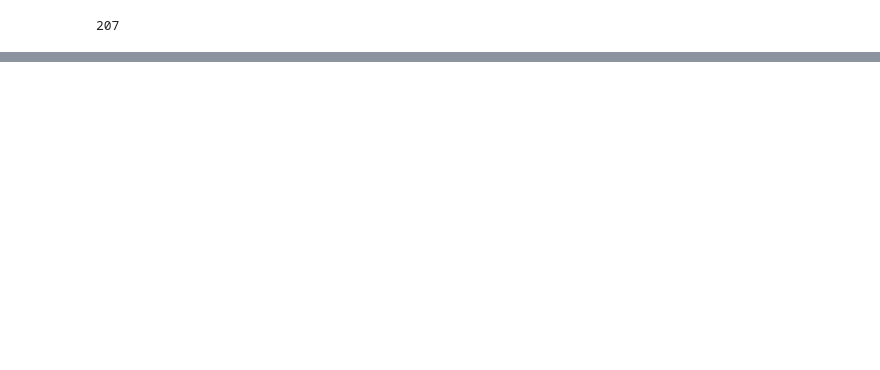
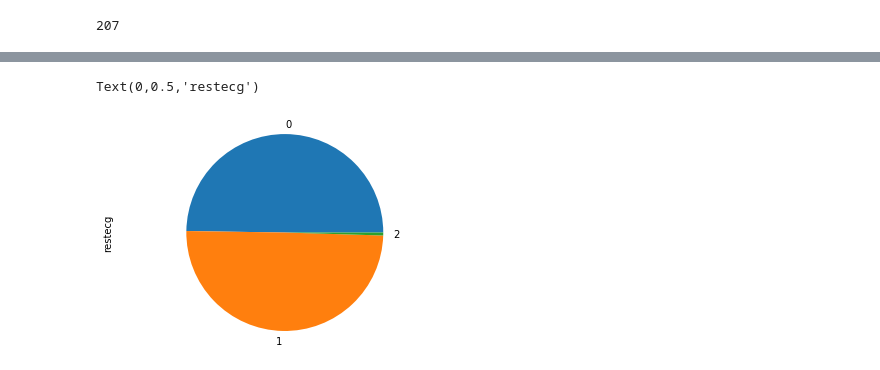
Before and after one commit to seibern/proyecto2_IA, a Jupyter notebook: IA/Untitled.ipynb, the cells around one changed output, grey strips where cells are left out. Drawn from its saved outputs; the diff is of its cells as text; code cells hidden in the pictures; blank space fills up the shorter version.

```diff
--- a/IA/Untitled.ipynb
+++ b/IA/Untitled.ipynb
@@ -48,0 +63,7 @@ print(sums)
+# %%
+heartData.sex.groupby(heartData.restecg).sum().plot(kind = 'pie')
+plt.axis('equal')
+plt.ylabel('restecg')
+# %% [output]
+Text(0,0.5,'restecg')
+[figure, added]
```
Also changed, not shown: parts of 9 cells of this notebook.
